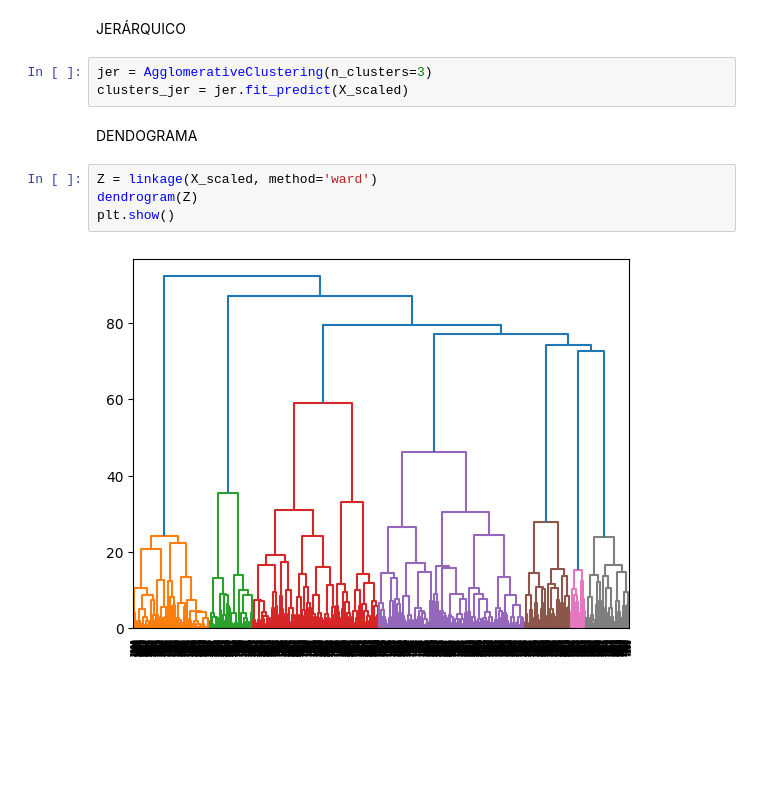
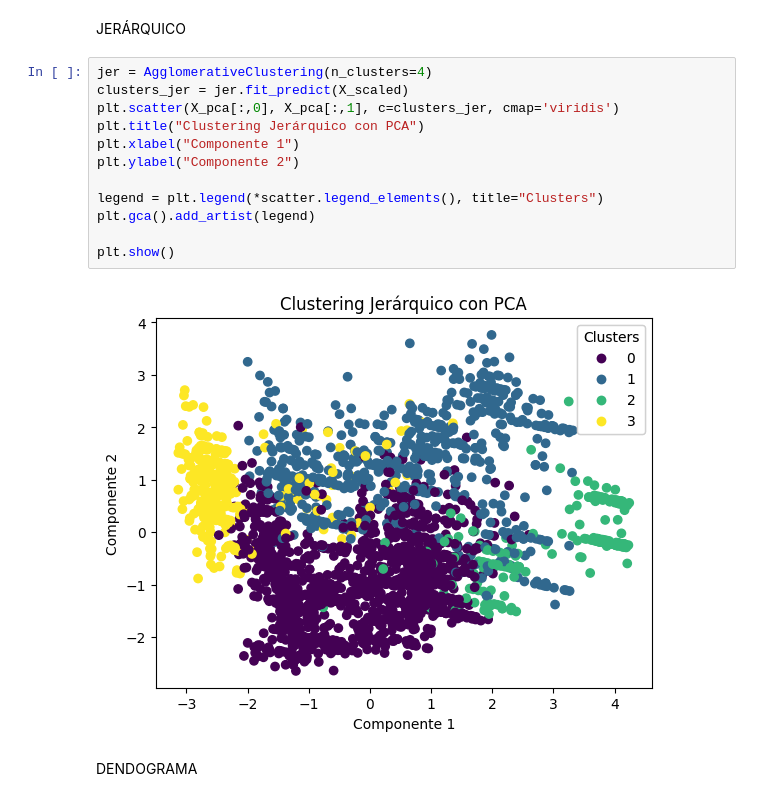
Before and after one commit to Carol-MamaniCh/ABPM7, a Jupyter notebook: ProyectoM7.ipynb, the cells around one changed output. Cells and saved outputs as stored; diff of their text form; blank space fills up the shorter version.

```diff
--- a/ProyectoM7.ipynb
+++ b/ProyectoM7.ipynb
@@ -269,13 +313,18 @@ clusters_db = db.fit_predict(X_scaled)
 # %% [markdown]
 JERÁRQUICO
-# %%
-jer = AgglomerativeClustering(n_clusters=3)
-clusters_jer = jer.fit_predict(X_scaled)
+# %%
+jer = AgglomerativeClustering(n_clusters=4)
+clusters_jer = jer.fit_predict(X_scaled)
+plt.scatter(X_pca[:,0], X_pca[:,1], c=clusters_jer, cmap='viridis')
+plt.title("Clustering Jerárquico con PCA")
+plt.xlabel("Componente 1")
+plt.ylabel("Componente 2")
+
+legend = plt.legend(*scatter.legend_elements(), title="Clusters")
+plt.gca().add_artist(legend)
+
+plt.show()
+# %% [output]
+[figure, added]
 # %% [markdown]
 DENDOGRAMA
-# %%
-Z = linkage(X_scaled, method='ward')
-dendrogram(Z)
-plt.show()
-# %% [output]
-[figure, removed]
```
Also changed, not shown: parts of 26 cells of this notebook.
